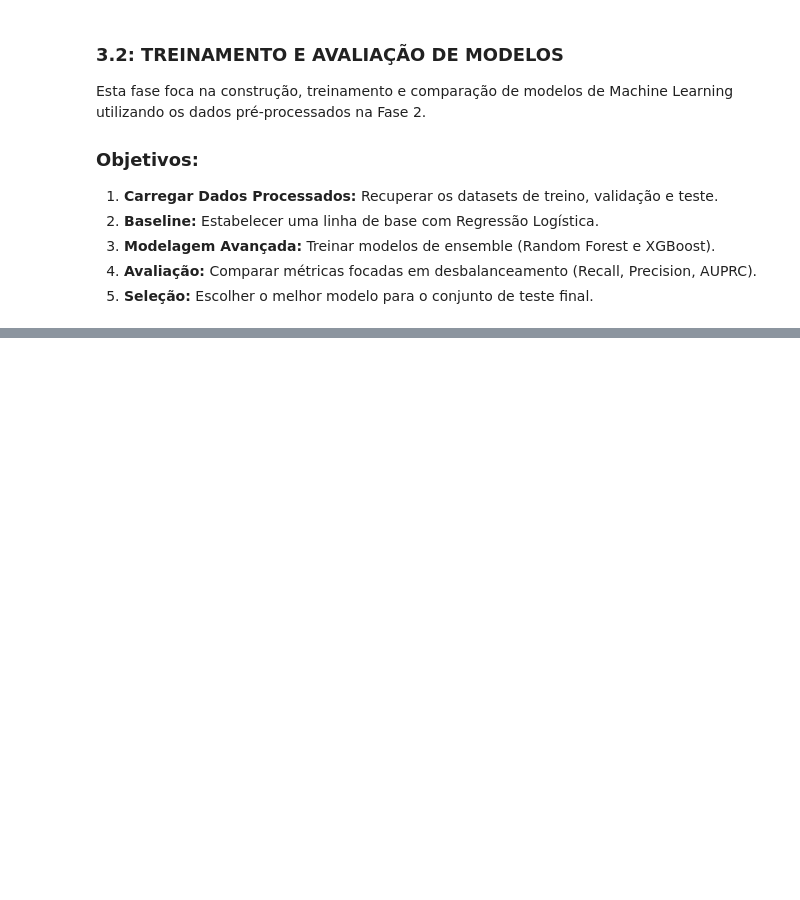
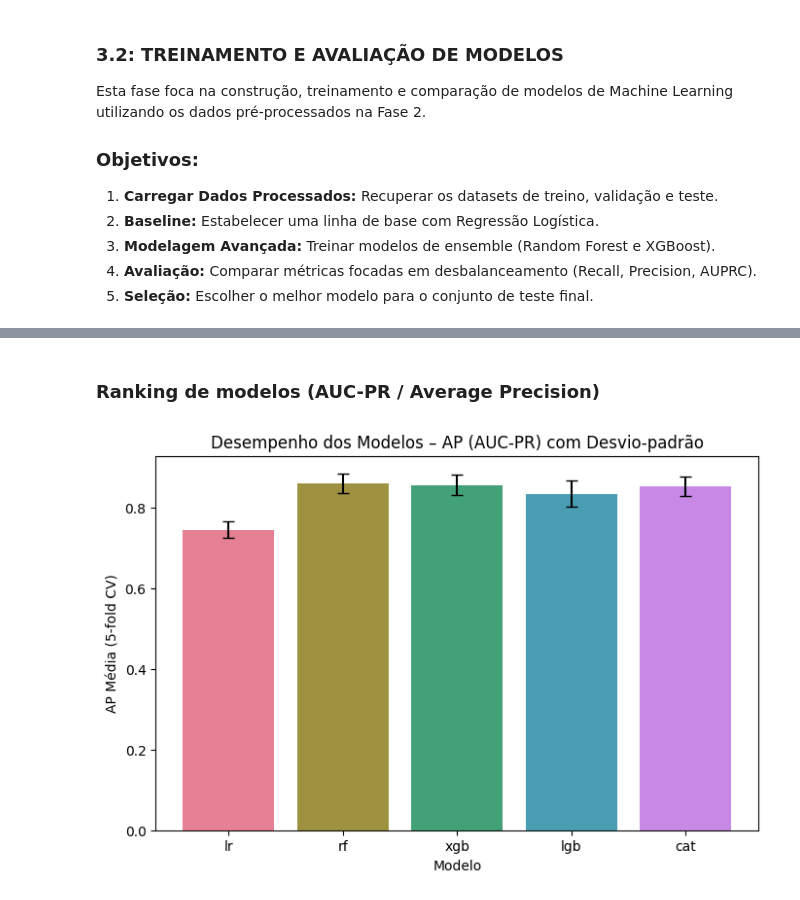
Before and after one commit to DeboraKlein/FraudSense, a Jupyter notebook: 03_model_training2.ipynb, the cells around one changed output, grey strips where cells are left out. Saved outputs shown, nothing was run; the diff lists cells and outputs as text; code cells hidden in the pictures; blank space fills up the shorter version.

Commit message:
(feat): Edição do notebook 3 e organização do repositório

```diff
--- a/03_model_training2.ipynb
+++ b/03_model_training2.ipynb
@@ -2092,0 +189,14 @@ Confirmação requerida: NÃO
+# %%
+# Célula 2: Carregar dados brutos (mesmo dataset do notebook 2)
+
+import kagglehub
+
+def load_data():
+    """Carrega o dataset original do Kaggle."""
+    path = kagglehub.dataset_download("mlg-ulb/creditcardfraud")
+    file_path = os.path.join(path, "creditcard.csv")
+    df = pd.read_csv(file_path)
+    print(f"Dados carregados: {df.shape[0]:,} linhas, {df.shape[1]} colunas")
+    return df
+
+df = load_data()
@@ -2092,0 +276,31 @@ Confirmação requerida: NÃO
+# %% [markdown]
+### Ranking de modelos (AUC-PR / Average Precision)
+# %%
+
+
+# converter o dict results para dataframe
+df_res = pd.DataFrame([
+    {"model": name, "ap_mean": info["cv_mean"], "ap_std": info["cv_std"]}
+    for name, info in results.items()
+])
+
+plt.figure(figsize=(8,5))
+sns.barplot(data=df_res, x="model", y="ap_mean", dodge=False, palette="husl")
+
+# adicionar barras de erro
+plt.errorbar(
+    x=range(len(df_res)),
+    y=df_res["ap_mean"],
+    yerr=df_res["ap_std"],
+    fmt="none",
+    c="black",
+    capsize=4
+)
+
+plt.title("Desempenho dos Modelos – AP (AUC-PR) com Desvio-padrão")
+plt.xlabel("Modelo")
+plt.ylabel("AP Média (5-fold CV)")
+plt.legend().remove()
+plt.show()
+# %% [output]
+[figure, added]
```
Also changed, not shown: parts of 58 cells of this notebook, 19 other files.
